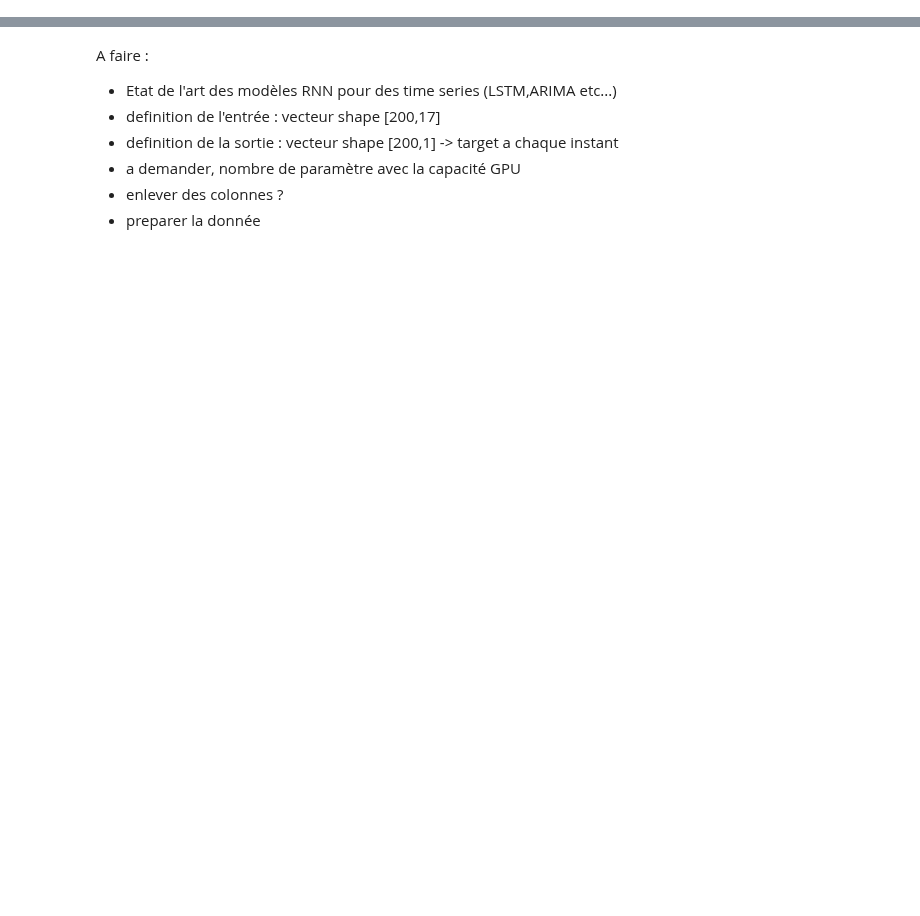
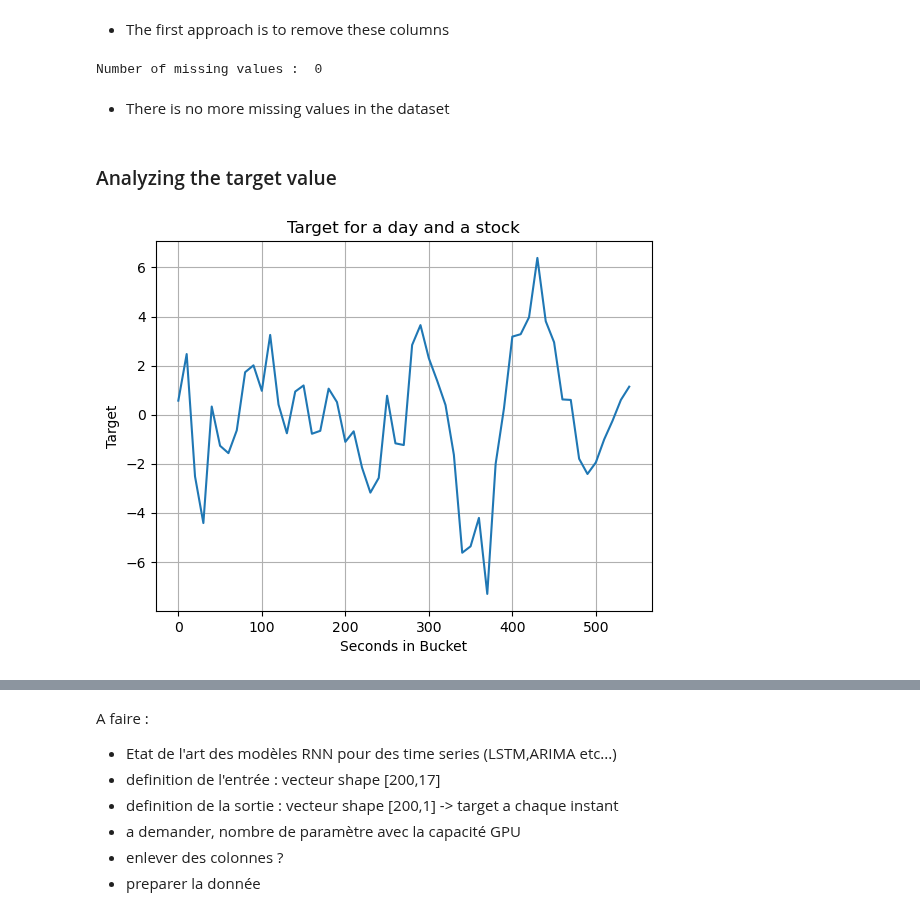
Before and after one commit to LucasTexier/Optiver_challenge, a Jupyter notebook: Optiver_challenge.ipynb, the cells around one changed output, grey strips where cells are left out. Cells and saved outputs as stored; diff of their text form; code cells hidden in the pictures; blank space fills up the shorter version.

```diff
--- a/Optiver_challenge.ipynb
+++ b/Optiver_challenge.ipynb
@@ -122,0 +102,3 @@ groupes[0].head()
+# %%
+# put 2 in the far_price column for the day where the far_price is the highest
+df.loc[df['far_price'] > 2, 'far_price'] = 2
@@ -122,0 +117,28 @@ groupes[0].head()
+# %% [markdown]
+* The first approach is to remove these columns
+# %%
+# get the days where there are missing values
+days = df[df.isna().any(axis=1)]['date_id'].unique()
+
+# remove the days where there are missing values
+df = df[~df['date_id'].isin(days)]
+# %%
+print('Number of missing values : ',df.isna().sum().sum())
+# %% [output]
+Number of missing values :  0
+# %% [markdown]
+* There is no more missing values in the dataset
+# %% [markdown]
+### Analyzing the target value
+# %%
+# plot the target variable for a random day and a random stock
+df_stock_0 = df[(df['stock_id'] == 0) & (df['date_id'] == 15)]
+
+plt.plot(df_stock_0['seconds_in_bucket'], df_stock_0['target'], label=f'Target on a day')
+plt.xlabel('Seconds in Bucket')
+plt.ylabel('Target')
+plt.title('Target for a day and a stock')
+plt.grid(True)
+plt.show()
+# %% [output]
+[figure, added]
```
Also changed, not shown: parts of 66 cells of this notebook, 2 other files.
